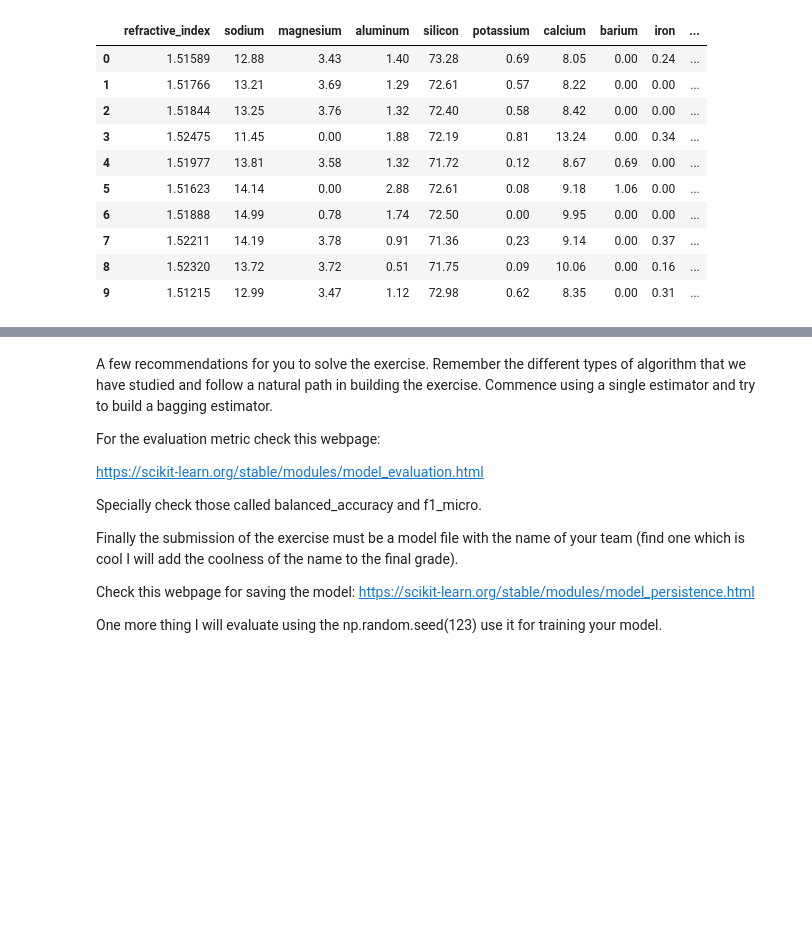
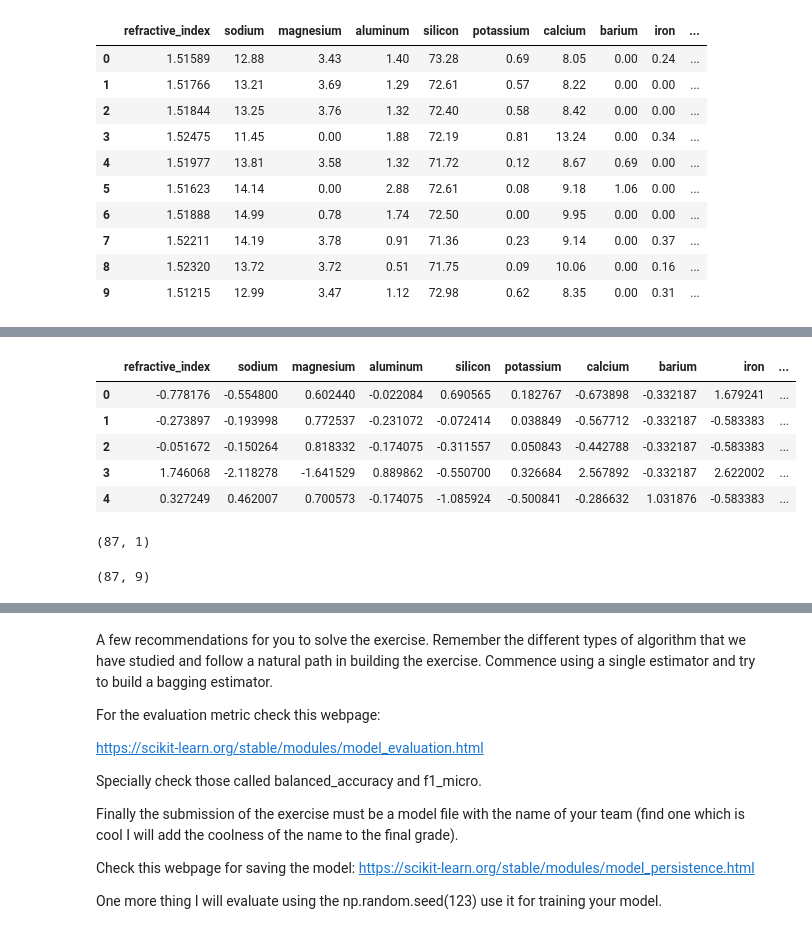
Before and after one commit to Luucaas8/IA3_CuadernoNicolini, a Jupyter notebook: Hunger_games.ipynb, the cells around one changed output, grey strips where cells are left out. Drawn from its saved outputs; the diff is of its cells as text; code cells hidden in the pictures; blank space fills up the shorter version.

```diff
--- a/Hunger_games.ipynb
+++ b/Hunger_games.ipynb
@@ -32,0 +68,15 @@ dataframe.corr()
+# %%
+scaler = StandardScaler()
+# %%
+dataframe_scaled = scaler.fit_transform(dataframe)
+# %%
+dataframe_scaled = pd.DataFrame(dataframe_scaled, columns= dataframe.columns)
+# %%
+dataframe_scaled.head()
+# %% [output]
+|  | refractive_index | sodium | magnesium | aluminum | silicon | potassium | calcium | barium | iron | ... |
+| 0 | -0.778176 | -0.554800 | 0.602440 | -0.022084 | 0.690565 | 0.182767 | -0.673898 | -0.332187 | 1.679241 | ... |
+| 1 | -0.273897 | -0.193998 | 0.772537 | -0.231072 | -0.072414 | 0.038849 | -0.567712 | -0.332187 | -0.583383 | ... |
+| 2 | -0.051672 | -0.150264 | 0.818332 | -0.174075 | -0.311557 | 0.050843 | -0.442788 | -0.332187 | -0.583383 | ... |
+| 3 | 1.746068 | -2.118278 | -1.641529 | 0.889862 | -0.550700 | 0.326684 | 2.567892 | -0.332187 | 2.622002 | ... |
+| 4 | 0.327249 | 0.462007 | 0.700573 | -0.174075 | -1.085924 | -0.500841 | -0.286632 | 1.031876 | -0.583383 | ... |
@@ -32,0 +90,8 @@ dataframe.corr()
+# %%
+Y_train.shape
+# %% [output]
+(87, 1)
+# %%
+X_train.shape
+# %% [output]
+(87, 9)
```
Also changed, not shown: parts of 10 cells of this notebook.
